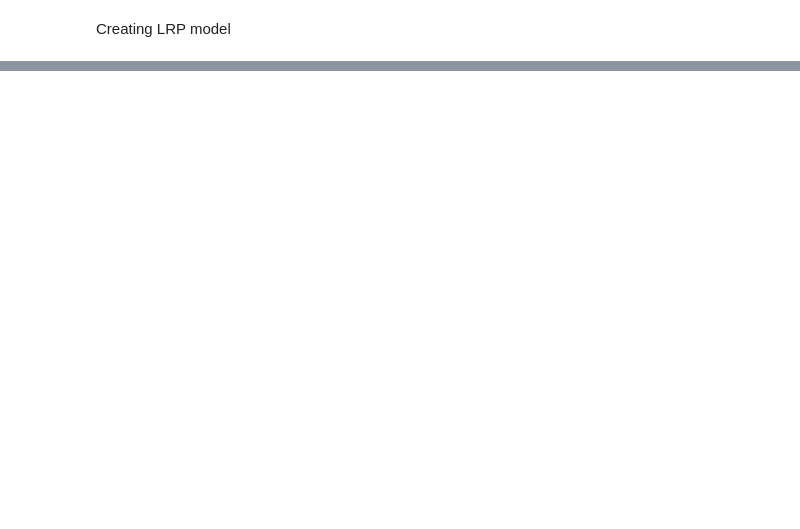
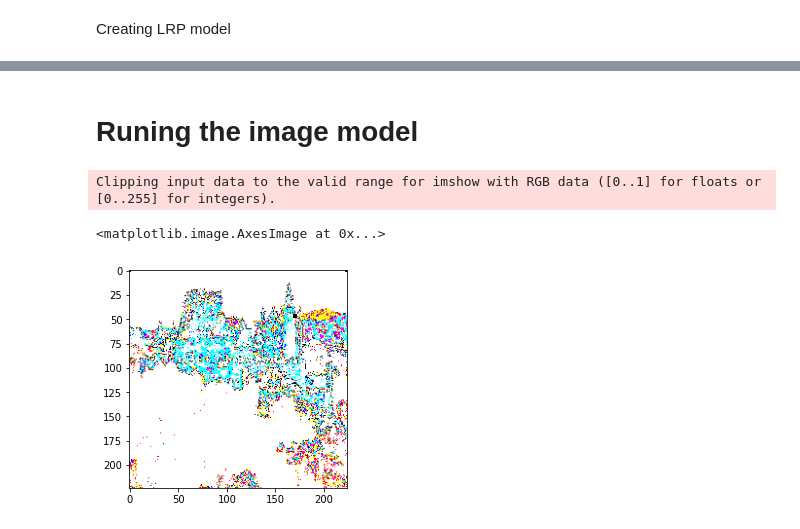
Before and after one commit to DynamicFlash/Layerwise_relevance_propogation_tf, a Jupyter notebook: SDC_explainable.ipynb, the cells around one changed output, grey strips where cells are left out. Saved outputs shown, nothing was run; the diff lists cells and outputs as text; code cells hidden in the pictures; blank space fills up the shorter version.

```diff
--- a/SDC_explainable.ipynb
+++ b/SDC_explainable.ipynb
@@ -218,5 +326,5 @@ Trainable params: 138,357,544
 Non-trainable params: 0
 _________________________________________________________________
 # %%
-relevance = get_relevance(model, 1)
+relevance = get_relevance(model, 0)
 # %% [output]
@@ -253,2 +339,2 @@ r_input
 # %%
-LRP_model = tf.keras.backend.function(inputs=[model.input, ], outputs=[relevence,])
+LRP_model = tf.keras.backend.function(inputs=[model.input], outputs=[relevance,])
@@ -278,2 +401,9 @@ image.shape
+# %% [markdown]
+# Runing the image model
 # %%
-lrp_image = LRP_model([image,])[0]
+lrp_img = LRP_model([image, ])[0]
+plt.imshow(lrp_img[0])
+# %% [output]
+Clipping input data to the valid range for imshow with RGB data ([0..1] for floats or [0..255] for integers).
+<matplotlib.image.AxesImage at 0x...>
+[figure, added]
```
Also changed, not shown: parts of 35 cells of this notebook.
